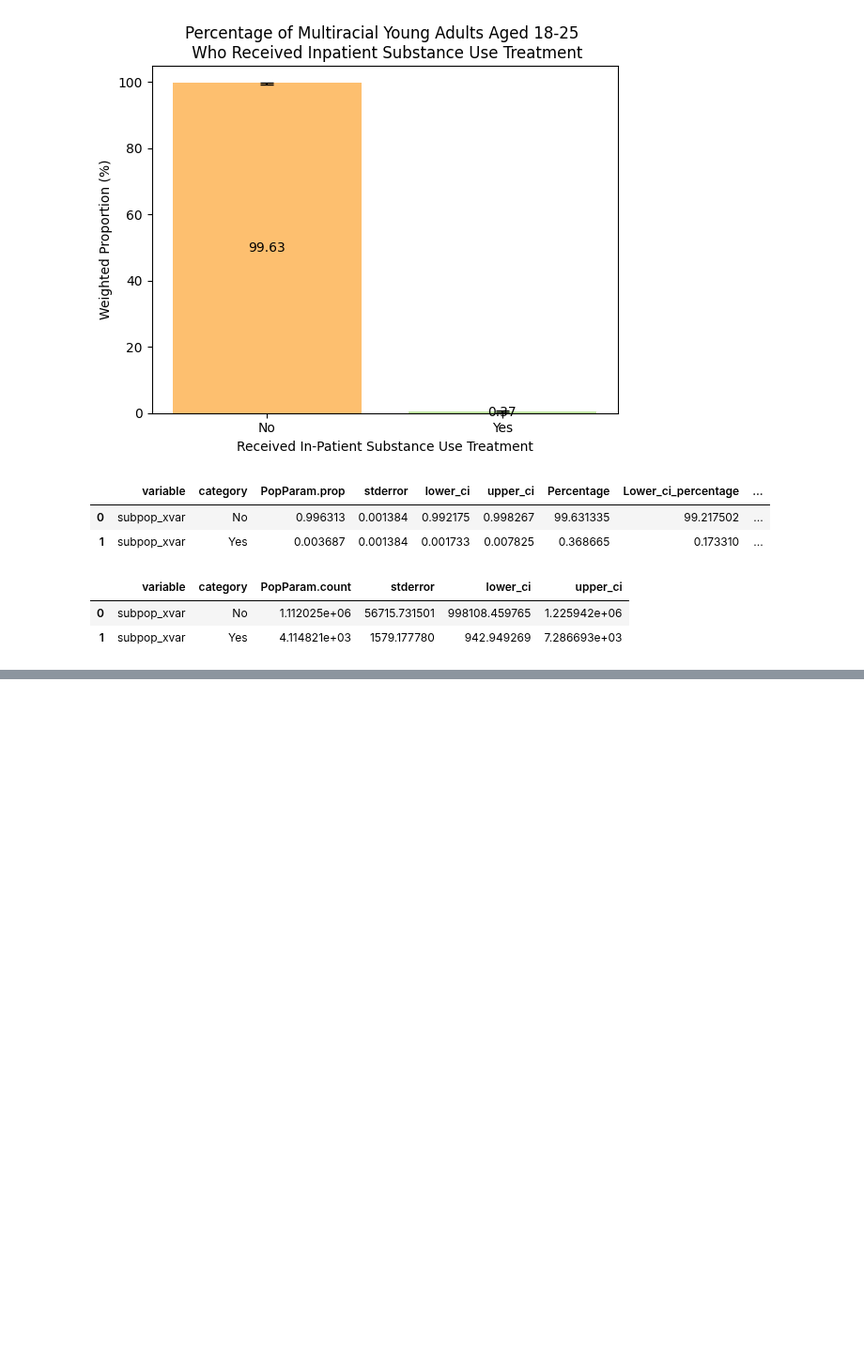
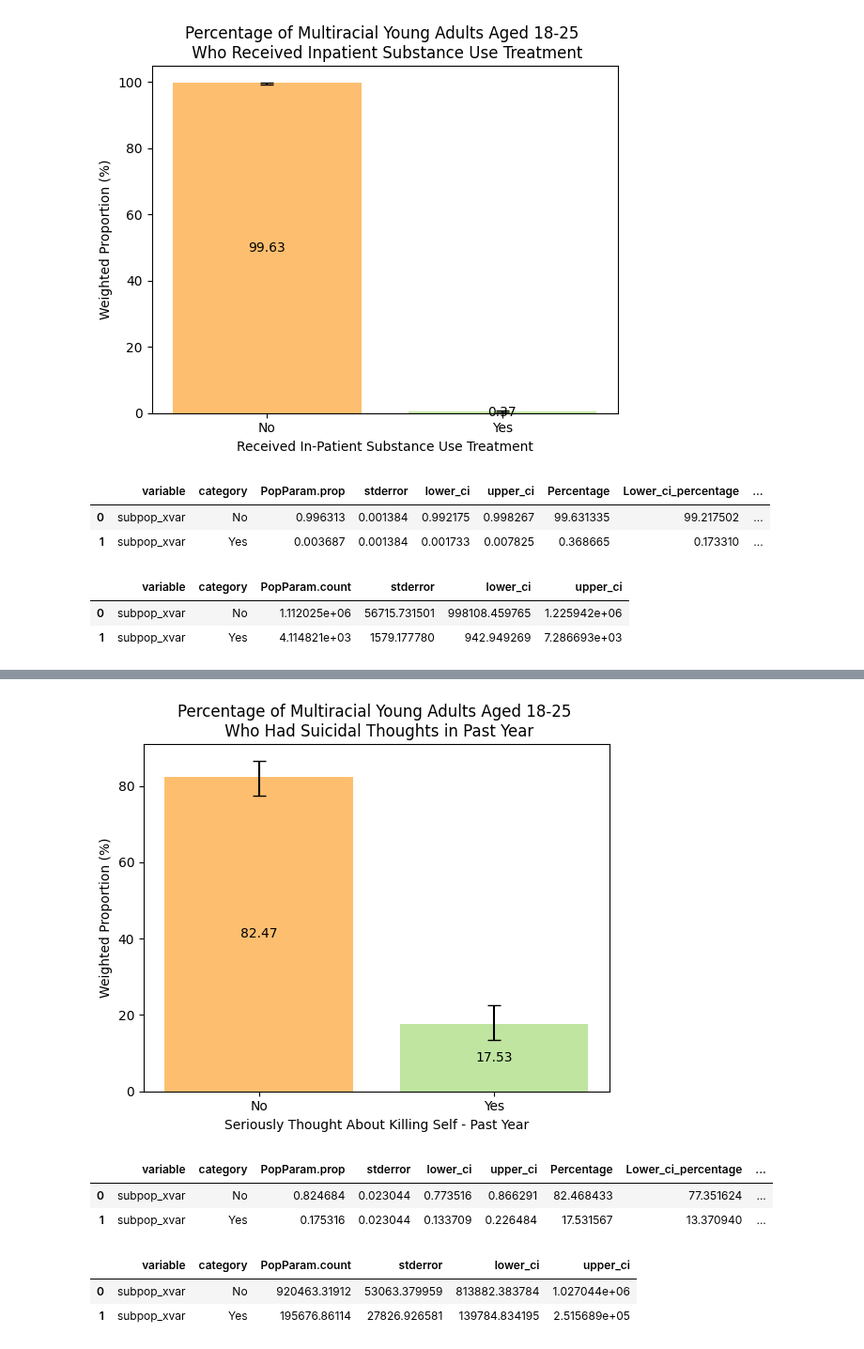
Before and after one commit to Platt-John/John-Platt-DA-401-Project, a Jupyter notebook: code/DA_401_Data_Exploration.ipynb, the cells around one changed output, grey strips where cells are left out. Shown at 94% size. Saved outputs shown, nothing was run; the diff lists cells and outputs as text; code cells hidden in the pictures; blank space fills up the shorter version.

```diff
--- a/code/DA_401_Data_Exploration.ipynb
+++ b/code/DA_401_Data_Exploration.ipynb
@@ -462,0 +628,15 @@ frequencies(nsduh_2023,'SUTINPPY',na_rm=True)
+# %%
+#Examine past year suicidal thoughts frequencies among multiracial young adults aged 18-25
+rel_freq_barplot(nsduh_2023,'IRSUICTHNK','Seriously Thought About Killing Self - Past Year',0,"Percentage of Multiracial Young Adults Aged 18-25 \n Who Had Suicidal Thoughts in Past Year")
+# %% [output]
+[figure, added]
+|  | variable | category | PopParam.prop | stderror | lower_ci | upper_ci | Percentage | Lower_ci_percentage | ... |
+| 0 | subpop_xvar | No | 0.824684 | 0.023044 | 0.773516 | 0.866291 | 82.468433 | 77.351624 | ... |
+| 1 | subpop_xvar | Yes | 0.175316 | 0.023044 | 0.133709 | 0.226484 | 17.531567 | 13.370940 | ... |
+# %%
+#Compute counts/frequencies (weighted to represent the totals for multiracial young adults in the U.S. population)
+frequencies(nsduh_2023,'IRSUICTHNK',na_rm=True)
+# %% [output]
+|  | variable | category | PopParam.count | stderror | lower_ci | upper_ci |
+| 0 | subpop_xvar | No | 920463.31912 | 53063.379959 | 813882.383784 | 1.027044e+06 |
+| 1 | subpop_xvar | Yes | 195676.86114 | 27826.926581 | 139784.834195 | 2.515689e+05 |
```
Also changed, not shown: parts of 26 cells of this notebook.
